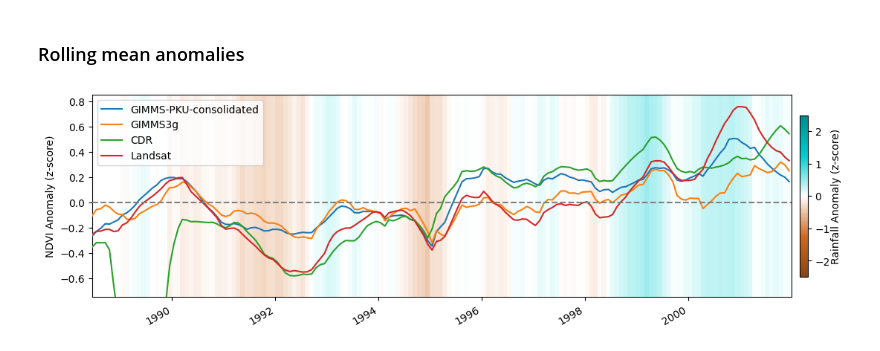
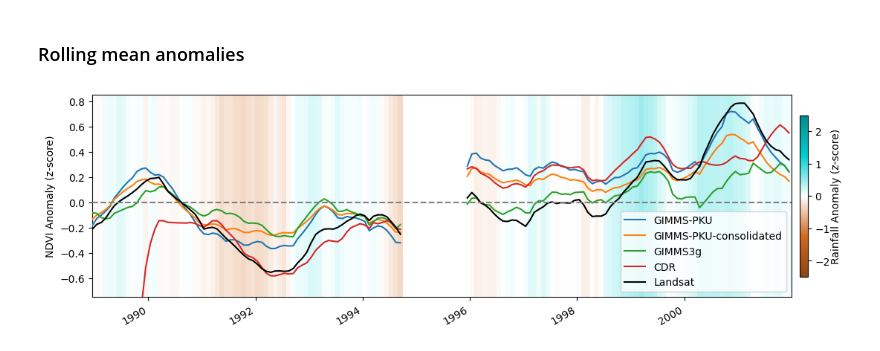
Before and after one commit to cbur24/climate-carbon-interactions, a Jupyter notebook: notebooks/harmonization/comparisons/5_Compare_all_NDVI_products.ipynb, the cells around one changed output. Saved outputs shown, nothing was run; the diff lists cells and outputs as text; code cells hidden in the pictures.

Commit message:
refine intercomparison plots

```diff
--- a/notebooks/harmonization/comparisons/5_Compare_all_NDVI_products.ipynb
+++ b/notebooks/harmonization/comparisons/5_Compare_all_NDVI_products.ipynb
@@ -335,17 +374,20 @@ rain.attrs['nodata'] = np.nan
 ### Match datasets
 # %%
 pku = pku.sel(time=ls.time)
+pku_cons = pku_cons.sel(time=ls.time)
 gimms = gimms.sel(time=ls.time)
 rain = rain.sel(time=ls.time)
 cdr = cdr.sel(time=ls.time)
 
 ls = ls.odc.reproject(pku.odc.geobox, resampling='average')
 cdr = cdr.odc.reproject(pku.odc.geobox, resampling='average')
-gimms = gimms.odc.reproject(pku.odc.geobox, resampling='average')
+gimms = gimms.odc.reproject(pku.odc.geobox, resampling='nearest')
+pku_cons = pku_cons.odc.reproject(pku.odc.geobox, resampling='nearest')
 rain = rain.odc.reproject(pku.odc.geobox, resampling='average')
 
 ls = round_coords(ls)
 pku = round_coords(pku)
+pku_cons = round_coords(pku_cons)
 rain = round_coords(rain)
 cdr = round_coords(cdr)
 gimms = round_coords(gimms)
@@ -362,15 +404,20 @@ pku_mask =  ~np.isnan(pku)
 del pku_mask.attrs['nodata']
 pku_mask = assign_crs(pku_mask, crs=crs)
 
+pku_cons_mask =  ~np.isnan(pku_cons)
+del pku_cons_mask.attrs['nodata']
+pku_cons_mask = assign_crs(pku_cons_mask, crs=crs)
+
 ls_mask =  ~np.isnan(ls)
 del ls_mask.attrs['nodata']
 ls_mask = assign_crs(ls_mask, crs=crs)
 
 #combine masks
-mask = (gimms_mask & pku_mask & ls_mask & cdr_mask)
+mask = (gimms_mask & pku_mask & pku_cons_mask & ls_mask & cdr_mask)
 # mask = (pku_mask & ls_mask)
 # %%
 pku = pku.where(mask)
+pku_cons = pku_cons.where(mask)
 gimms = gimms.where(mask)
 rain = rain.where(mask)
 cdr = cdr.where(mask)
@@ -378,6 +425,7 @@ ls = ls.where(mask)
 
 cdr = cdr.rename({'latitude':'y', 'longitude':'x'})
 pku = pku.rename({'latitude':'y', 'longitude':'x'})
+pku_cons = pku_cons.rename({'latitude':'y', 'longitude':'x'})
 ls = ls.rename({'latitude':'y', 'longitude':'x'})
 rain = rain.rename({'latitude':'y', 'longitude':'x'})
 gimms = gimms.rename({'latitude':'y', 'longitude':'x'})
@@ -410,6 +458,7 @@ def stand_anomalies(ds):
 
 rain_std_anom = stand_anomalies(rain)
 pku_std_anom = stand_anomalies(pku)
+pku_cons_std_anom = stand_anomalies(pku_cons)
 gimms_std_anom = stand_anomalies(gimms)
 ls_std_anom = stand_anomalies(ls)
 cdr_std_anom = stand_anomalies(cdr)
@@ -418,47 +467,48 @@ cdr_std_anom = stand_anomalies(cdr)
 # %%
 roll=12
 # %%
-rain_df = rain_std_anom.rename('rain').rolling(time=roll,
-                min_periods=6).mean().sel(time=slice('1989','2001')).mean(['x','y']).to_dataframe().drop(['spatial_ref', 'month'], axis=1)
+rain_df = rain_std_anom.rename('rain').mean(['x','y']).rolling(time=roll,
+                min_periods=roll).mean().sel(time=slice('1989','2001')).to_dataframe().drop(['spatial_ref', 'month'], axis=1)
 
 plt.style.use('default')
 fig, ax = plt.subplots(1,1, figsize=(14,4))
 ax2 = ax.twinx()
 #.sel(time=slice('1988','2001'))
-pku_std_anom.drop('month').rolling(time=roll, min_periods=6).mean().sel(time=slice('1988','2001')).mean(['x','y']).plot(ax=ax, label='GIMMS-PKU-consolidated')
-gimms_std_anom.drop('month').rolling(time=roll, min_periods=6).mean().sel(time=slice('1988','2001')).mean(['x','y']).plot(ax=ax, label='GIMMS3g')
-cdr_std_anom.drop('month').rolling(time=roll, min_periods=6).mean().sel(time=slice('1988','2001')).mean(['x','y']).plot(ax=ax, label='CDR')
-ls_std_anom.drop('month').rolling(time=roll, min_periods=6).mean().sel(time=slice('1988','2001')).mean(['x','y']).plot(ax=ax, label='Landsat')
+pku_std_anom.drop('month').sel(time=slice('1988','2001')).mean(['x','y']).rolling(time=roll, min_periods=roll).mean().plot(ax=ax, label='GIMMS-PKU')
+pku_cons_std_anom.drop('month').sel(time=slice('1988','2001')).mean(['x','y']).rolling(time=roll, min_periods=roll).mean().plot(ax=ax, label='GIMMS-PKU-consolidated')
+gimms_std_anom.drop('month').sel(time=slice('1988','2001')).mean(['x','y']).rolling(time=roll, min_periods=roll).mean().plot(ax=ax, label='GIMMS3g')
+cdr_std_anom.drop('month').sel(time=slice('1988','2001')).mean(['x','y']).rolling(time=roll, min_periods=roll).mean().plot(ax=ax, label='CDR')
+ls_std_anom.drop('month').sel(time=slice('1988','2001')).mean(['x','y']).rolling(time=roll, min_periods=roll).mean().plot(ax=ax, label='Landsat', color='black')
 
 norm=plt.Normalize(-2.5,2.5)
 cmap = mpl.colors.LinearSegmentedColormap.from_list("", ['saddlebrown','chocolate','white','darkturquoise','darkcyan'], N=256)
 
 # Plot bars
 bar = ax2.bar(rain_df.index, 1, color=cmap(norm(rain_df['rain'])), width=32)
 sm = ScalarMappable(cmap=cmap, norm=norm)
 sm.set_array([])
 cbar = plt.colorbar(sm, shrink=0.8, pad=0.01)
 cbar.set_label('Rainfall Anomaly (z-score)',labelpad=.5)
 
 ax2.set_zorder(ax.get_zorder()-1)
 ax.set_frame_on(False)
 ax.axhline(0, c='grey', linestyle='--')
 
 # Reformat y-axis label and tick labels
 ax.set_ylabel(model_var+' Anomaly (z-score)')
 ax.set_xlabel('')
 ax2.set_ylabel('')
 ax2.set_yticks([])
 ax2.set_ylim([0, 1])
 ax.set_ylim([-0.75, 0.85])
 ax.margins(x=0)
 ax2.margins(x=0)
 
 # Adjust the margins around the plot area
 plt.subplots_adjust(left=0.1, right=None, top=None, bottom=0.2, wspace=None, hspace=None)
 ax.legend()
 ax.set_title(None);
 fig.savefig("/g/data/os22/chad_tmp/climate-carbon-interactions/results/figs/Australian_NDVI_compareall_anomalies_landsat_"+str(roll)+"Mrollingmean.png",
             bbox_inches='tight', dpi=300)
 # %% [output]
-[figure, old version]
+[figure, new version]
```
Also changed, not shown: parts of 18 cells of this notebook, 1 other file.
